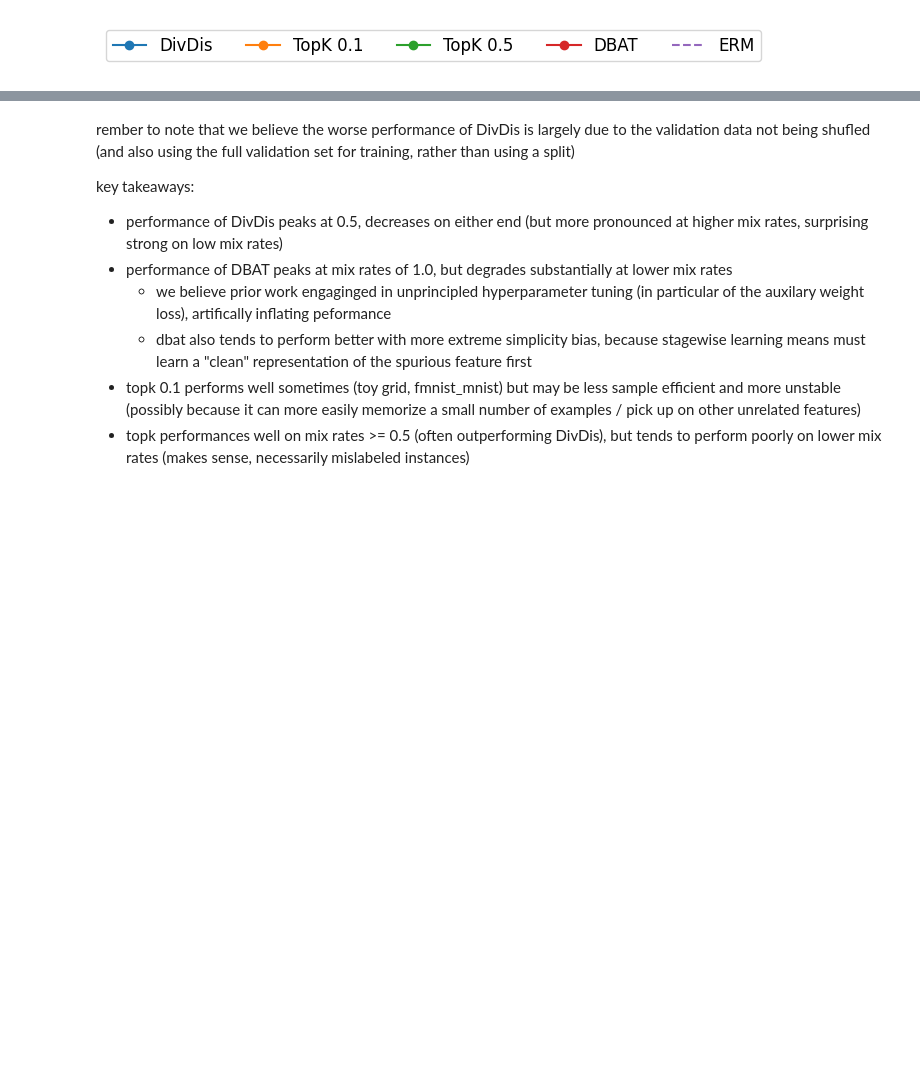
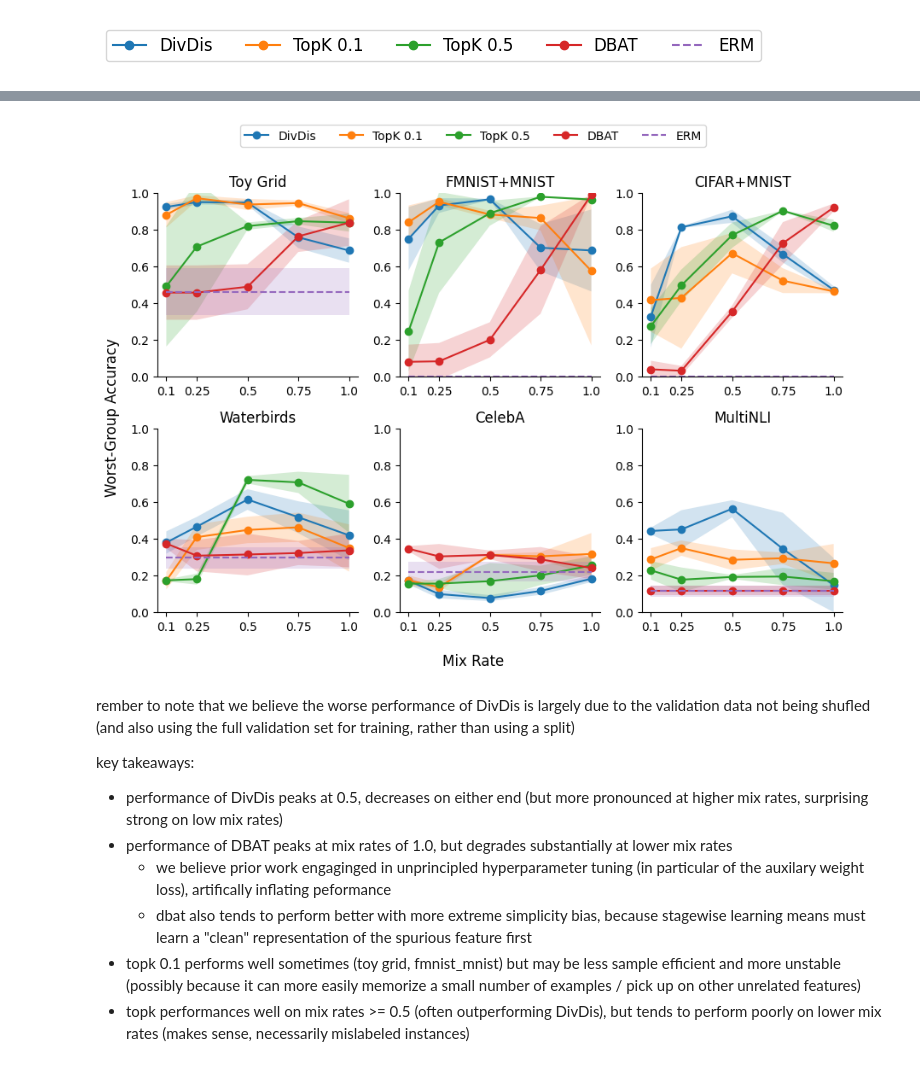
Before and after one commit to oliveradk/diverse-gen, a Jupyter notebook: experiments/250122_cc/0_cc_exps.ipynb, the cells around one changed output, grey strips where cells are left out. Cells and saved outputs as stored; diff of their text form; code cells hidden in the pictures; blank space fills up the shorter version.

```diff
--- a/experiments/250122_cc/0_cc_exps.ipynb
+++ b/experiments/250122_cc/0_cc_exps.ipynb
@@ -367,3 +440,0 @@ for ds_name, method_dict in exps_by_dataset_method.items():
-# %%
-for ds_name, method_dict in alt_acc_results.items():
-    plot_acc_results(method_dict, title=ds_name, legend=False, ignored_loss_types=ignored_loss_types, ylim=(0.5, 1.0))
@@ -377,9 +441,19 @@ for ds_name, method_dict in alt_acc_results.items():
 # %%
 # get average accs (by val loss) for each experiment
 worst_acc_results = defaultdict(lambda:defaultdict(list))
 for ds_name, method_dict in exps_by_dataset_method.items():
     for method_name, exps in method_dict.items():
         worst_acc_results[ds_name][method_name] = get_acc_results(exps, model_selection="loss", acc_metric="test_worst_acc", verbose=False)
+
+plot_acc_results_grid(worst_acc_results,
+                      ignored_loss_types=ignored_loss_types, ylim=(0.0, 1.0),
+                      dataset_titles=dataset_titles,
+                      ylabel="Worst-Group Accuracy")
+plt.show()
+# save as svg
+fig.savefig("output/cc_mix_rate_sweep_all/cc_mix_rate_sweep_all.svg", bbox_inches="tight")
+# %% [output]
+[figure, added]
 # %% [markdown]
 rember to note that we believe the worse performance of DivDis is largely due
 to the validation data not being shufled (and also using the full validation set for training, rather than
```
Also changed, not shown: parts of 6 cells of this notebook.
